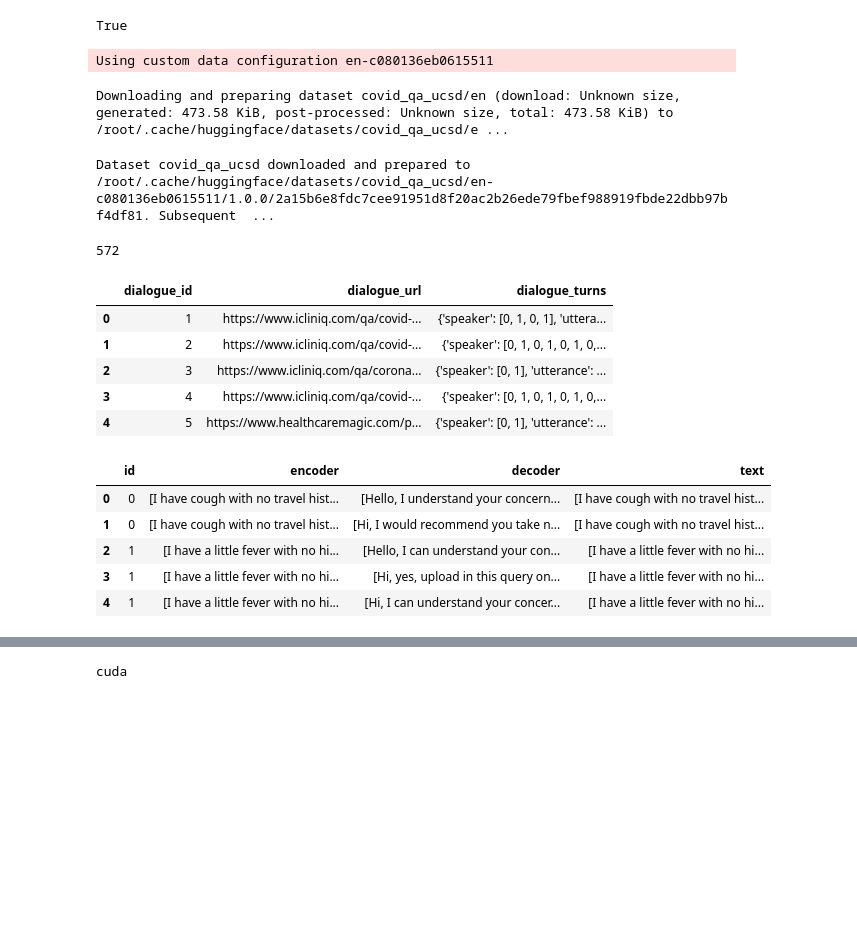
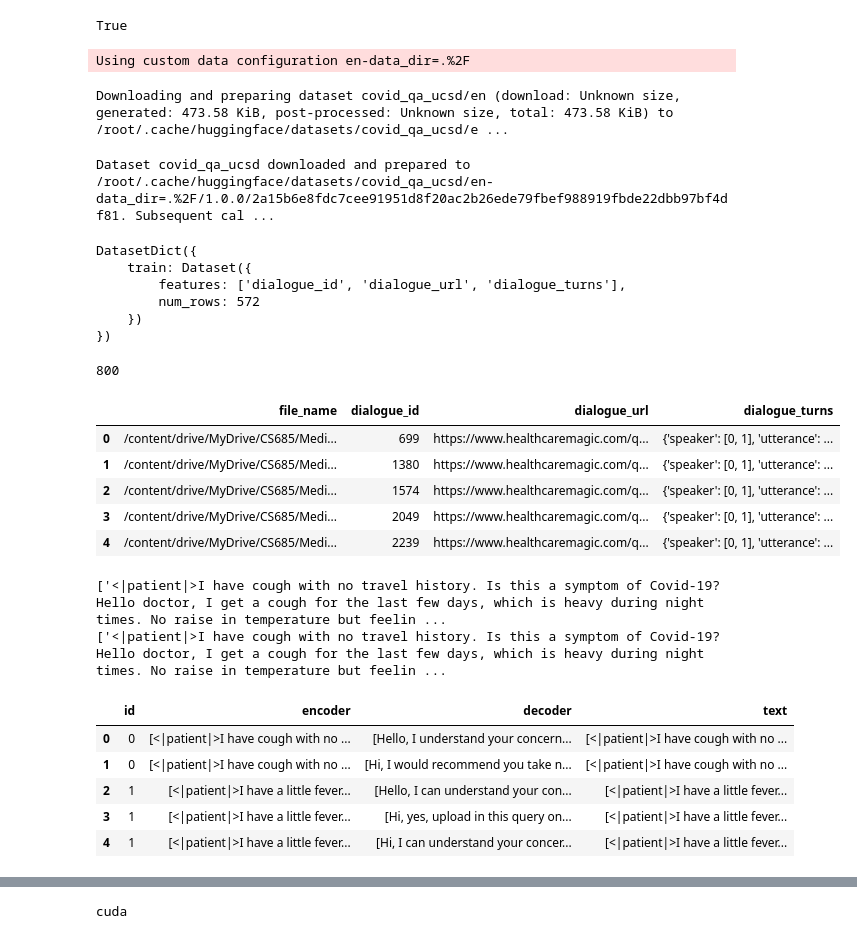
Before and after one commit to smeyerhot/CS685, a Jupyter notebook: decoder_only.ipynb, the cells around one changed output, grey strips where cells are left out. Saved outputs shown, nothing was run; the diff lists cells and outputs as text; code cells hidden in the pictures; blank space fills up the shorter version.

```diff
--- a/decoder_only.ipynb
+++ b/decoder_only.ipynb
@@ -68,33 +73,47 @@ True
 # %%
-covid_dialog = load_dataset("covid_qa_ucsd", "en", data_dir="/content/drive/MyDrive/CS685" )
+covid_dialog = load_dataset("covid_qa_ucsd", "en", data_dir="./" )
+md_df = pd.read_pickle("./med_dialogue_sample.pickle")
+print(covid_dialog)
 # %% [output]
-Using custom data configuration en-c080136eb0615511
+Using custom data configuration en-data_dir=.%2F
 Downloading and preparing dataset covid_qa_ucsd/en (download: Unknown size, generated: 473.58 KiB, post-processed: Unknown size, total: 473.58 KiB) to /root/.cache/huggingface/datasets/covid_qa_ucsd/e ...
-Dataset covid_qa_ucsd downloaded and prepared to /root/.cache/huggingface/datasets/covid_qa_ucsd/en-c080136eb0615511/1.0.0/2a15b6e8fdc7cee91951d8f20ac2b26ede79fbef988919fbde22dbb97bf4df81. Subsequent  ...
+Dataset covid_qa_ucsd downloaded and prepared to /root/.cache/huggingface/datasets/covid_qa_ucsd/en-data_dir=.%2F/1.0.0/2a15b6e8fdc7cee91951d8f20ac2b26ede79fbef988919fbde22dbb97bf4df81. Subsequent cal ...
+DatasetDict({
+    train: Dataset({
+        features: ['dialogue_id', 'dialogue_url', 'dialogue_turns'],
+        num_rows: 572
+    })
+})
 # %%
 cd_df = covid_dialog['train'].to_pandas()
-print(len(cd_df))
-cd_df.head()
+md_df.drop(columns=["file_name"])
+md_df = md_df[0:800]
+print(len(md_df))
+md_df.head()
 # %% [output]
-572
+800
-|  | dialogue_id | dialogue_url | dialogue_turns |
-| 0 | 1 | https://www.icliniq.com/qa/covid-... | {'speaker': [0, 1, 0, 1], 'uttera... |
-| 1 | 2 | https://www.icliniq.com/qa/covid-... | {'speaker': [0, 1, 0, 1, 0, 1, 0,... |
-| 2 | 3 | https://www.icliniq.com/qa/corona... | {'speaker': [0, 1], 'utterance': ... |
-| 3 | 4 | https://www.icliniq.com/qa/covid-... | {'speaker': [0, 1, 0, 1, 0, 1, 0,... |
-| 4 | 5 | https://www.healthcaremagic.com/p... | {'speaker': [0, 1], 'utterance': ... |
+|  | file_name | dialogue_id | dialogue_url | dialogue_turns |
+| 0 | /content/drive/MyDrive/CS685/Medi... | 699 | https://www.healthcaremagic.com/q... | {'speaker': [0, 1], 'utterance': ... |
+| 1 | /content/drive/MyDrive/CS685/Medi... | 1380 | https://www.healthcaremagic.com/q... | {'speaker': [0, 1], 'utterance': ... |
+| 2 | /content/drive/MyDrive/CS685/Medi... | 1574 | https://www.healthcaremagic.com/q... | {'speaker': [0, 1], 'utterance': ... |
+| 3 | /content/drive/MyDrive/CS685/Medi... | 2049 | https://www.healthcaremagic.com/q... | {'speaker': [0, 1], 'utterance': ... |
+| 4 | /content/drive/MyDrive/CS685/Medi... | 2239 | https://www.healthcaremagic.com/q... | {'speaker': [0, 1], 'utterance': ... |
 # %%
-qa_df = preprocessing(cd_df)
+combined = pd.concat([cd_df, md_df])
+qa_df = preprocessing(combined)
 text = qa_df.text.copy()
-
+print(qa_df["encoder"][0])
+print(qa_df["encoder"][1])
 qa_df.head()
 # %% [output]
+['<|patient|>I have cough with no travel history. Is this a symptom of Covid-19?Hello doctor, I get a cough for the last few days, which is heavy during night times. No raise in temperature but feelin ...
+['<|patient|>I have cough with no travel history. Is this a symptom of Covid-19?Hello doctor, I get a cough for the last few days, which is heavy during night times. No raise in temperature but feelin ...
 |  | id | encoder | decoder | text |
-| 0 | 0 | [I have cough with no travel hist... | [Hello, I understand your concern... | [I have cough with no travel hist... |
-| 1 | 0 | [I have cough with no travel hist... | [Hi, I would recommend you take n... | [I have cough with no travel hist... |
-| 2 | 1 | [I have a little fever with no hi... | [Hello, I can understand your con... | [I have a little fever with no hi... |
-| 3 | 1 | [I have a little fever with no hi... | [Hi, yes, upload in this query on... | [I have a little fever with no hi... |
-| 4 | 1 | [I have a little fever with no hi... | [Hi, I can understand your concer... | [I have a little fever with no hi... |
+| 0 | 0 | [<|patient|>I have cough with no ... | [Hello, I understand your concern... | [<|patient|>I have cough with no ... |
+| 1 | 0 | [<|patient|>I have cough with no ... | [Hi, I would recommend you take n... | [<|patient|>I have cough with no ... |
+| 2 | 1 | [<|patient|>I have a little fever... | [Hello, I can understand your con... | [<|patient|>I have a little fever... |
+| 3 | 1 | [<|patient|>I have a little fever... | [Hi, yes, upload in this query on... | [<|patient|>I have a little fever... |
+| 4 | 1 | [<|patient|>I have a little fever... | [Hi, I can understand your concer... | [<|patient|>I have a little fever... |
 # %%
 doc_lengths = []
 
```
Also changed, not shown: parts of 17 cells of this notebook, 5 other files.
